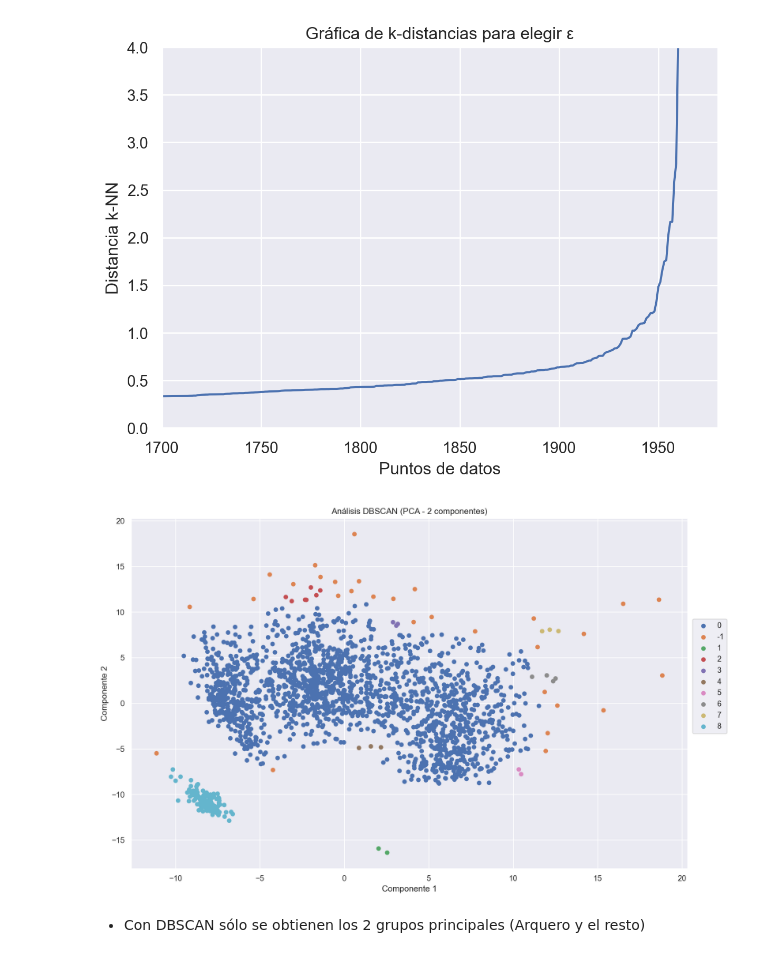
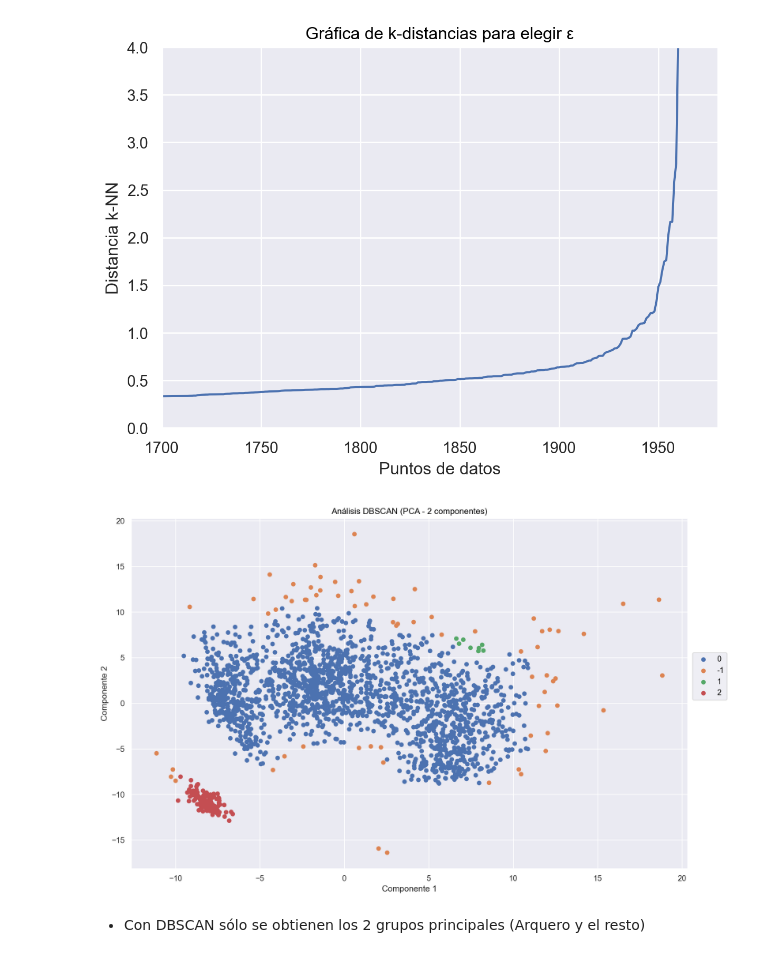
Before and after one commit to mgresnik/trabajo_practico_nro_2, a Jupyter notebook: Laboratorio_de_datos_(LCD)_IC_2024_Trabajo_Práctico_N°_2.ipynb, the cells around one changed output. Cells and saved outputs as stored; diff of their text form; code cells hidden in the pictures.

```diff
--- a/Laboratorio_de_datos_(LCD)_IC_2024_Trabajo_Práctico_N°_2.ipynb
+++ b/Laboratorio_de_datos_(LCD)_IC_2024_Trabajo_Práctico_N°_2.ipynb
@@ -348,18 +351,18 @@ distances = distances[:, 1]
 # %%
 epsilon = 0.9
 
 # Se aplica DBSCAN
-dbscan = DBSCAN(eps=epsilon, min_samples=2)
+dbscan = DBSCAN(eps=epsilon, min_samples=5)
 dbscan.fit(df_pca)
 
 (
     so.Plot(x = df_pca[:,0], y = df_pca[:,1], color = dbscan.labels_.astype("str"))
     .add(so.Dot())
     .label(title = "Análisis DBSCAN (PCA - 2 componentes)", x = "Componente 1", y = "Componente 2")
     .layout(size=(12,8))
 )
 # %% [output]
-[figure, old version]
+[figure, new version]
 # %% [markdown]
 *   Con DBSCAN sólo se obtienen los 2 grupos principales (Arquero y el resto)
 # %%
```
Also changed, not shown: parts of 17 cells of this notebook.
